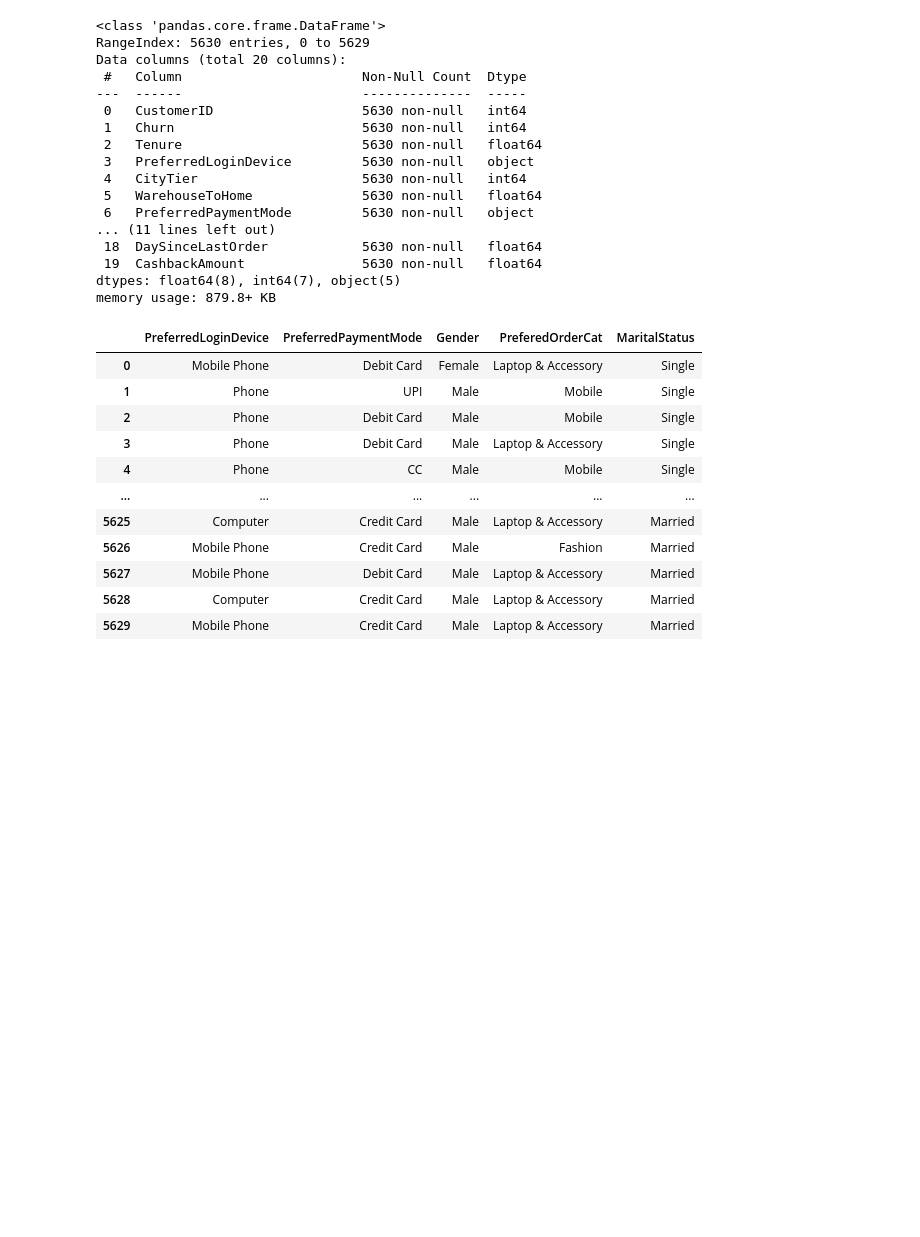
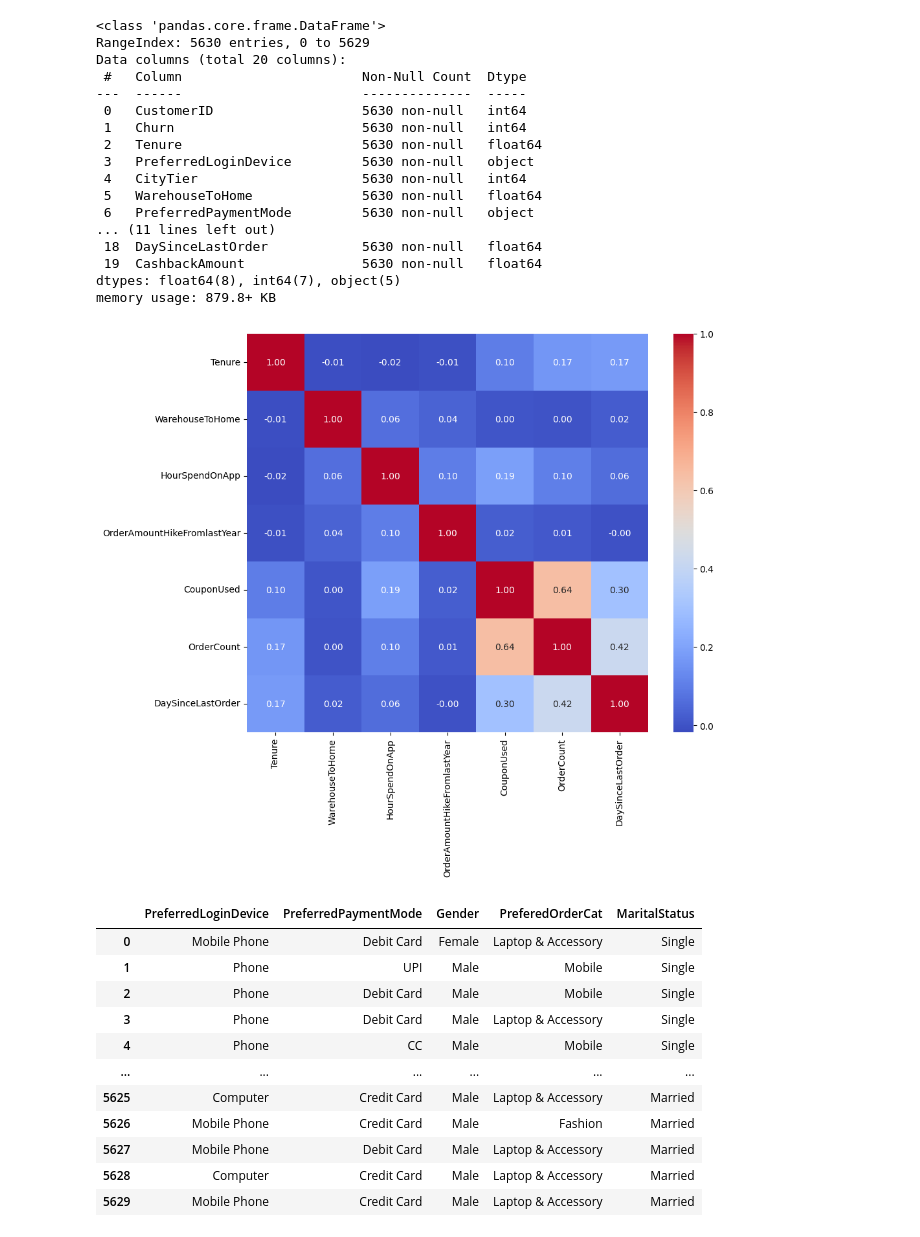
Before and after one commit to aktrikx/mp_cp_ak, a Jupyter notebook: churn_prediction.ipynb, the cells around one changed output. Saved outputs shown, nothing was run; the diff lists cells and outputs as text; code cells hidden in the pictures; blank space fills up the shorter version.

```diff
--- a/churn_prediction.ipynb
+++ b/churn_prediction.ipynb
@@ -160,6 +171,20 @@ Data columns (total 20 columns):
  19  CashbackAmount               5630 non-null   float64
 dtypes: float64(8), int64(7), object(5)
 memory usage: 879.8+ KB
+# %%
+# Creating heatmap to analyse correleation between variables
+correlation_matrix = df[columns_with_missing].corr()
+
+# Set up the matplotlib figure
+plt.figure(figsize=(10, 8))
+
+# Create a heatmap for the correlation matrix
+sns.heatmap(correlation_matrix, annot=True, cmap='coolwarm', fmt='.2f')
+
+# Show the plot
+plt.show()
+# %% [output]
+[figure, added]
 # %%
 categorical_df = df.select_dtypes(include=['object'])
 # %%
```
Also changed, not shown: parts of 33 cells of this notebook.
